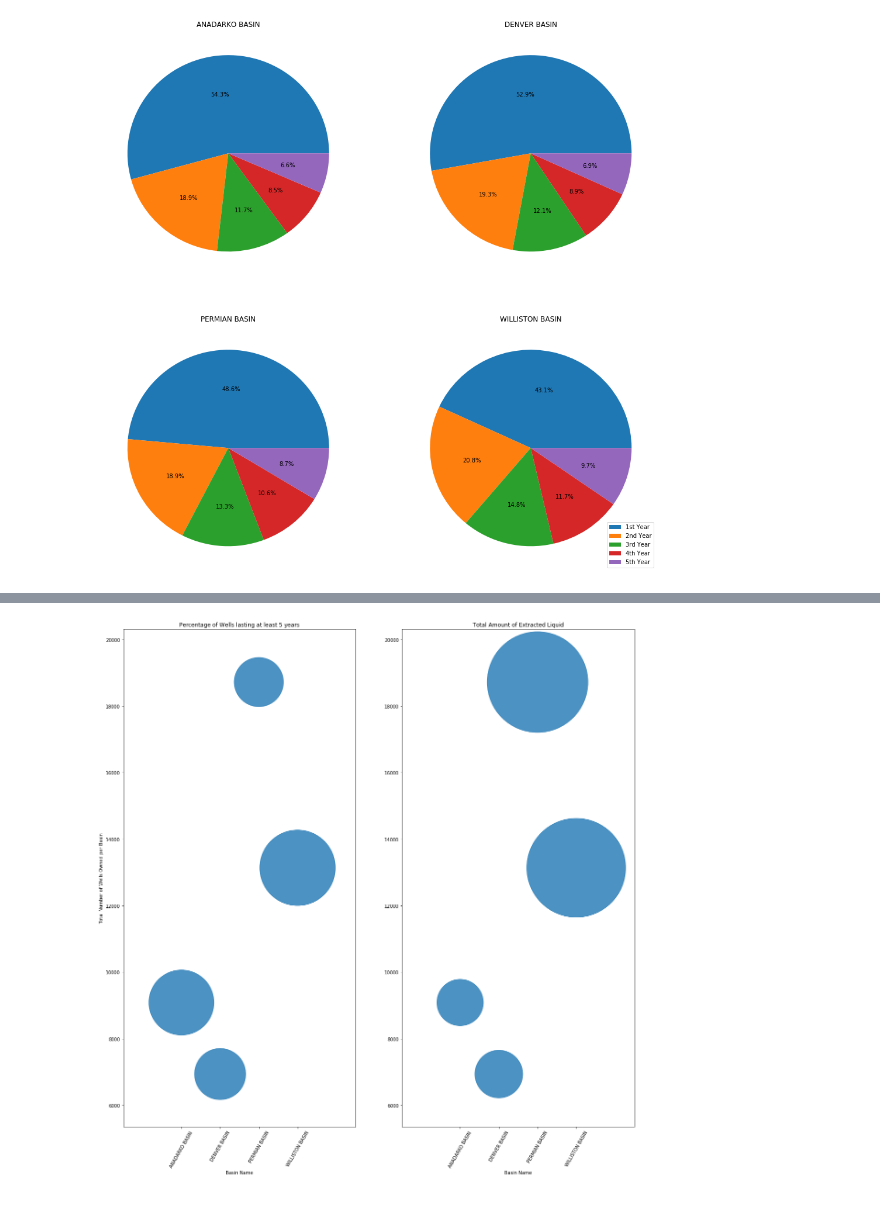
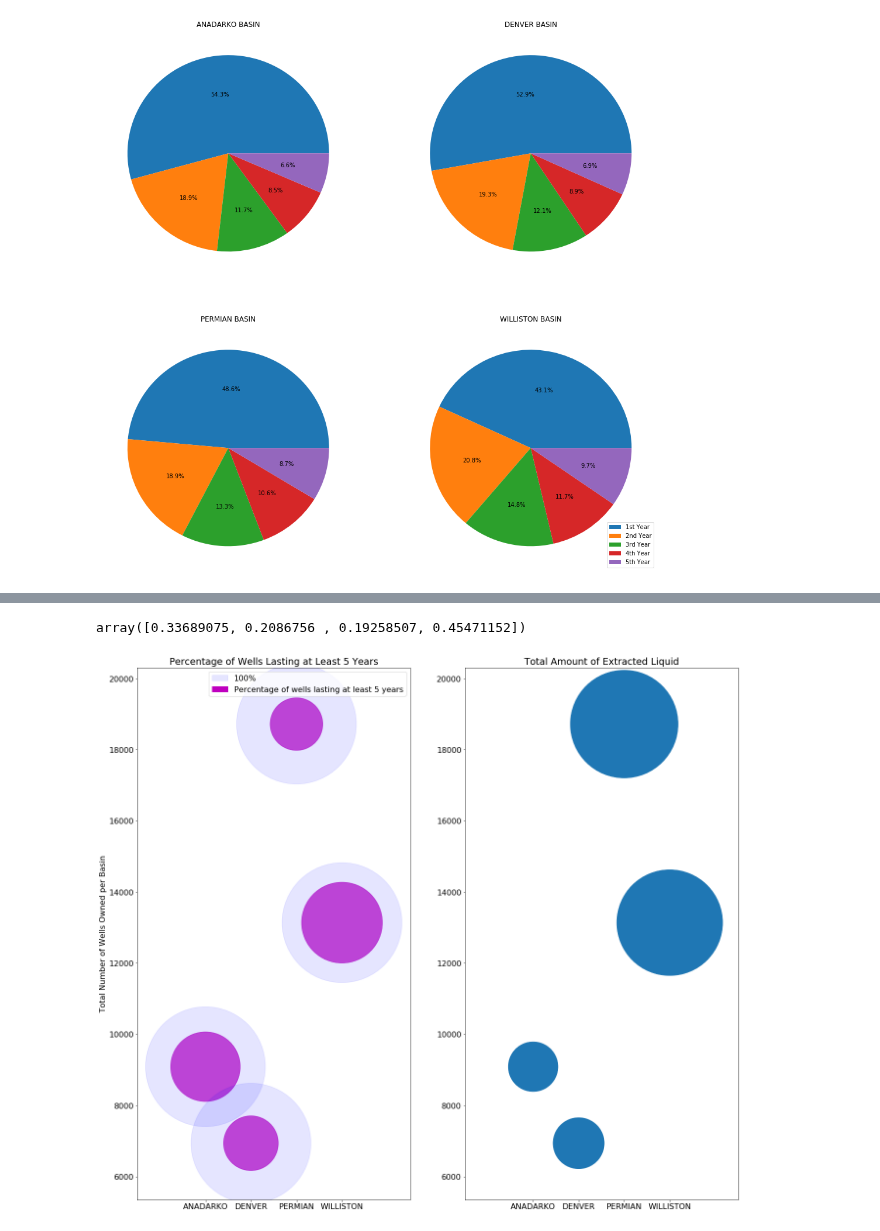
Before and after one commit to NourhanKhaled/DataScience-Project, a Jupyter notebook: Milestone1/Milestone_1.ipynb, the cells around one changed output, grey strips where cells are left out. Cells and saved outputs as stored; diff of their text form; code cells hidden in the pictures.

```diff
--- a/Milestone1/Milestone_1.ipynb
+++ b/Milestone1/Milestone_1.ipynb
@@ -260,33 +296,46 @@ z_values = np.hstack([getLiquid(sum_all_basins, y) for y in basins])
 
 y = count_all_wells_4basins
 z = count_five_years_wells_4basins/count_all_wells_4basins
-ax1 = plt.subplot(1,2,1)
-size_scaler = 60000
-ax1.scatter(np.arange(len(basins)), y, s=z*size_scaler, alpha = 0.8)
-ax1.xaxis.set_ticks(np.arange(len(basins)))
-ax1.xaxis.set_ticklabels(basins, rotation=60)
-ax1 = plt.subplot(1,2,1)
-
-ax2 = plt.subplot(1,2,2)
-ax2.scatter(np.arange(len(basins)), y, s=z_values*0.00002, alpha = 0.8)
-ax2.xaxis.set_ticks(np.arange(len(basins)))
-ax2.xaxis.set_ticklabels(basins, rotation=60)
-
-
-p_corr = gas[i].corr(liq[i], method='pearson')
-x1, x2, y1, y2 = plt.axis()
-
-ax1.set_title('Percentage of Wells lasting at least 5 years')
-ax2.set_title('Total Amount of Extracted Liquid')
-ax1.set_xlabel('Basin Name')
-ax1.set_ylabel('Total Number of Wells Owned per Basin')
-ax1.set_xlim(-1.5, 4.5)
-ax1.set_ylim(y1-1000, y2 + 1000)
-
-ax2.set_xlabel('Basin Name')
-ax2.set_xlim(-1.5, 4.5)
-ax2.set_ylim(y1-1000, y2 + 1000)
-plt.savefig('Plot5.png')
-plt.show()
+z
 # %% [output]
-[figure, removed]
+array([0.33689075, 0.2086756 , 0.19258507, 0.45471152])
+# %%
+import matplotlib.patches as mpatches
+
+basin_names = [x[:-6] for x in basins]
+plt.rcParams["figure.figsize"] = 22,20
+plt.rcParams.update({'font.size': 16})
+x_axis = np.arange(len(basins))
+
+# subplot 1
+ax1 = plt.subplot(1,2,1)
+size_scaler = 60000
+ax1.scatter(x_axis, y, s=z*size_scaler, alpha =0.7, color='m')
+ax1.scatter(x_axis, y, s=np.ones(4)*size_scaler, color='b', alpha=0.1)
+
+ax1.xaxis.set_ticks(x_axis)
+ax1.xaxis.set_ticklabels(basin_names, rotation=0)
+ax1.set_title('Percentage of Wells Lasting at Least 5 Years')
+
+red_patch = mpatches.Patch(color='b', label='100%', alpha=0.1)
+blue_patch = mpatches.Patch(color='m', label='Percentage of wells lasting at least 5 years', alpha=1)
+ax1.legend(handles=[red_patch, blue_patch], loc='best')
+
+
+# subplot 2
+ax2 = plt.subplot(1,2,2)
+ax2.scatter(np.arange(len(basins)), y, s=z_values*0.00002, alpha =1)
+ax2.xaxis.set_ticks(np.arange(len(basins)))
+ax2.xaxis.set_ticklabels(basin_names, rotation=0)
+ax2.set_title('Total Amount of Extracted Liquid')
+
+ax1.set_ylabel('Total Number of Wells Owned per Basin')
+ax1.set_xlim(-1.5, 4.5)
+ax1.set_ylim(y1-1000, y2 + 1000)
+
+ax2.set_xlim(-1.5, 4.5)
+ax2.set_ylim(y1-1000, y2 + 1000)
+plt.savefig('Plot5.png')
+plt.show()
+# %% [output]
+[figure, added]
```
Also changed, not shown: parts of 9 cells of this notebook, 3 other files.
